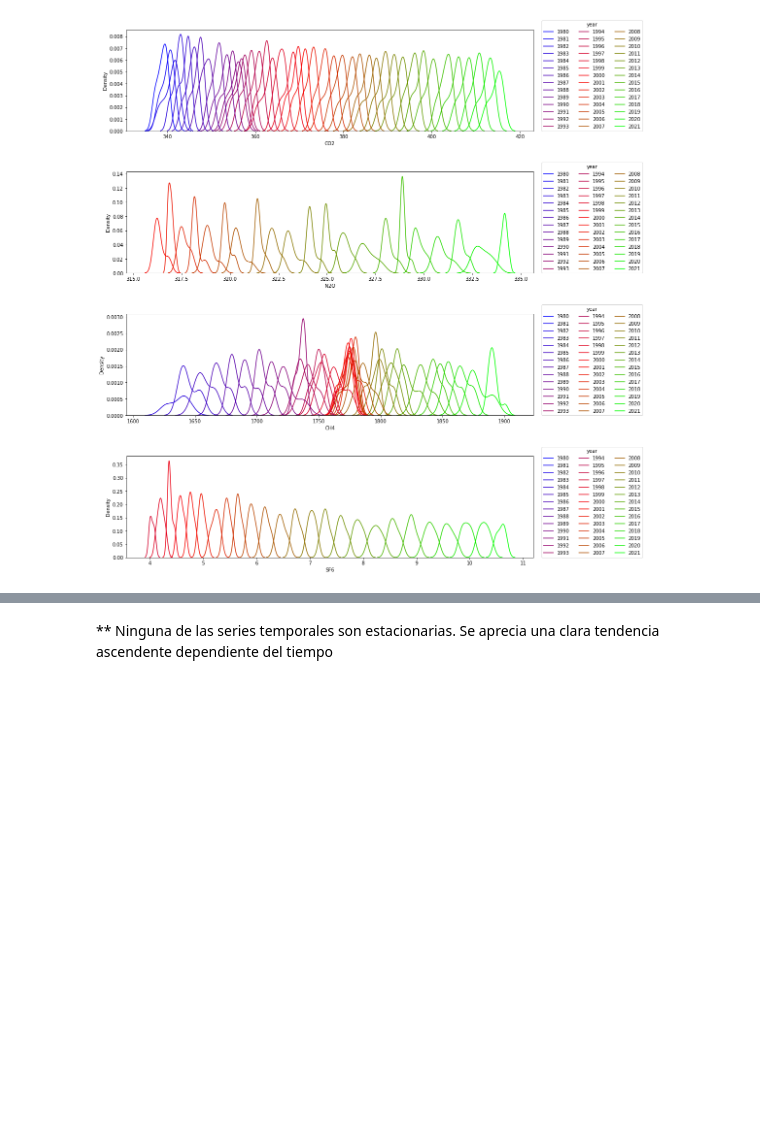
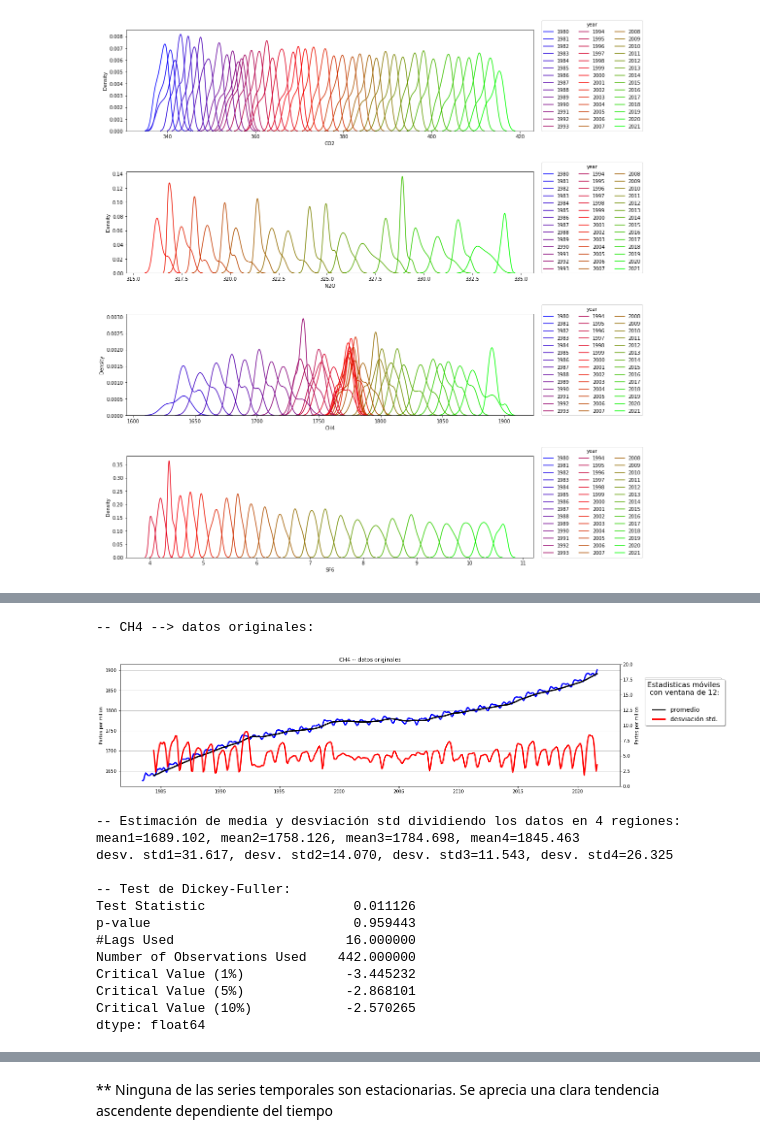
Before and after one commit to GammaLyra/Medio_ambiente, a Jupyter notebook: Greenhouse_Gases.ipynb, the cells around one changed output, grey strips where cells are left out. Saved outputs shown, nothing was run; the diff lists cells and outputs as text; code cells hidden in the pictures; blank space fills up the shorter version.

```diff
--- a/Greenhouse_Gases.ipynb
+++ b/Greenhouse_Gases.ipynb
@@ -243,0 +263,19 @@ Critical Values: {'1%': -3.454355055831705, '5%': -2.8721080938842976, '10%': -2
+# %%
+# Estudio de la estacionaridad para los datos de CH4:
+test_stacionary(data_mensual,"CH4",12, "datos originales")
+# %% [output]
+-- CH4 --> datos originales:
+[figure, added]
+-- Estimación de media y desviación std dividiendo los datos en 4 regiones:
+mean1=1689.102, mean2=1758.126, mean3=1784.698, mean4=1845.463
+desv. std1=31.617, desv. std2=14.070, desv. std3=11.543, desv. std4=26.325
+
+-- Test de Dickey-Fuller:
+Test Statistic                   0.011126
+p-value                          0.959443
+#Lags Used                      16.000000
+Number of Observations Used    442.000000
+Critical Value (1%)             -3.445232
+Critical Value (5%)             -2.868101
+Critical Value (10%)            -2.570265
+dtype: float64
```
Also changed, not shown: parts of 25 cells of this notebook, 2 other files.
